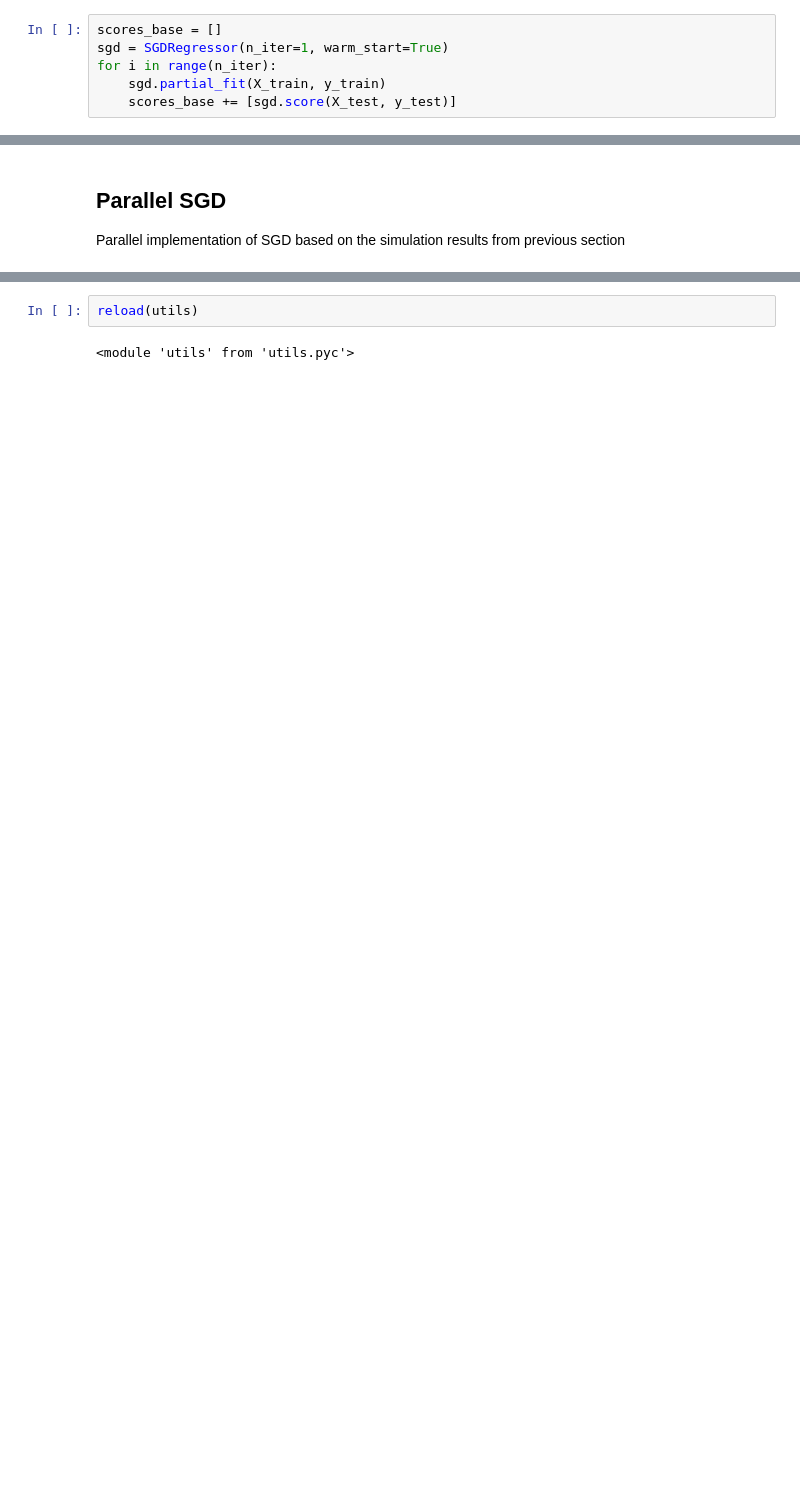
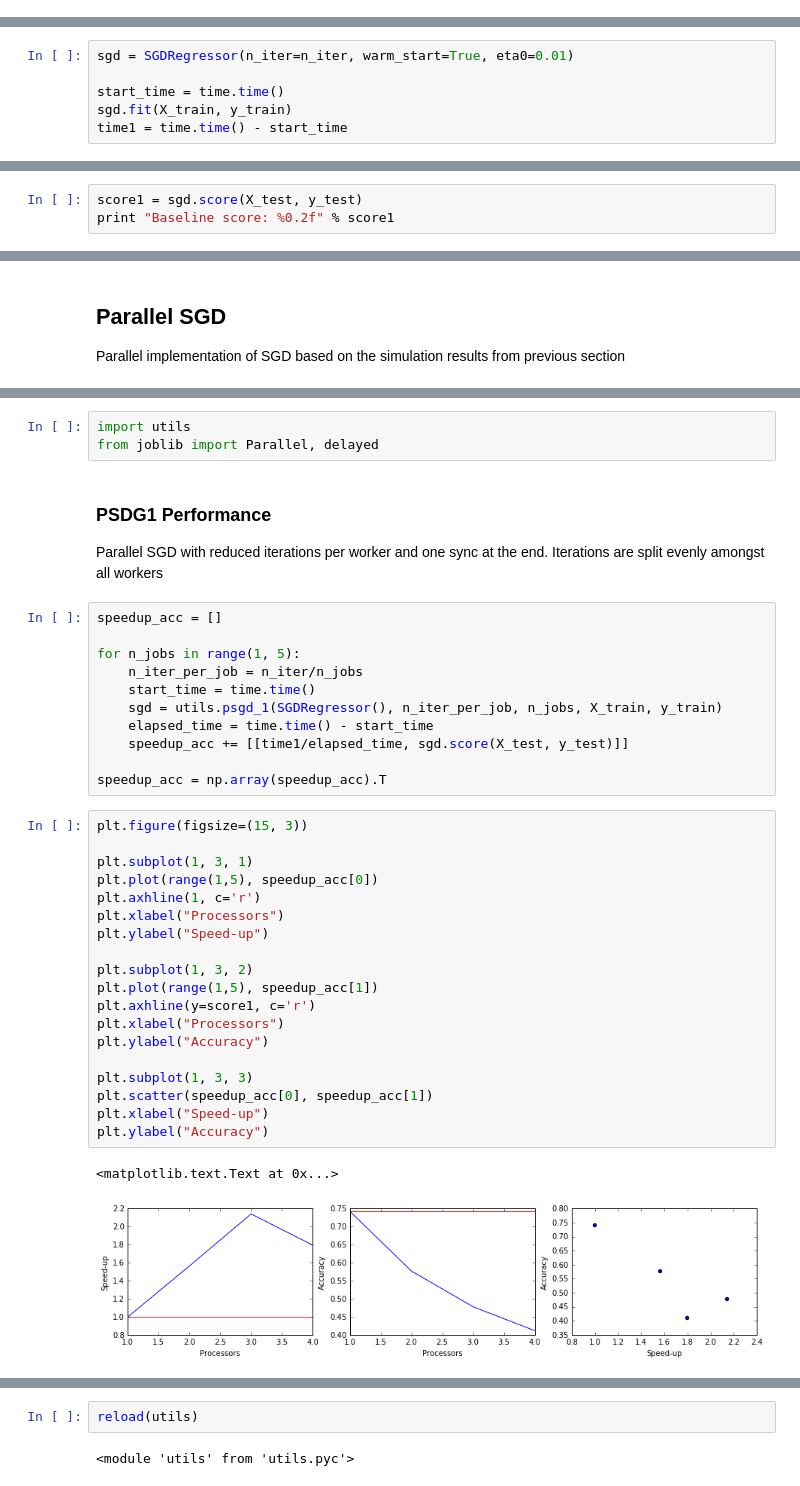
Before and after one commit to angadgill/Parallel-SGD, a Jupyter notebook: Benchmark.ipynb, the cells around one changed output, grey strips where cells are left out. Saved outputs shown, nothing was run; the diff lists cells and outputs as text; blank space fills up the shorter version.

Commit message:
Added psgd_1 to psgd_4 and cleaned up Benchmark

```diff
--- a/Benchmark.ipynb
+++ b/Benchmark.ipynb
@@ -58,6 +41,0 @@ Train iteratively so get score at each iteration:
-# %%
-scores_base = []
-sgd = SGDRegressor(n_iter=1, warm_start=True)
-for i in range(n_iter):
-    sgd.partial_fit(X_train, y_train)
-    scores_base += [sgd.score(X_test, y_test)]
@@ -72,0 +42,6 @@ scores_base[-1]
+# %%
+sgd = SGDRegressor(n_iter=n_iter, warm_start=True, eta0=0.01)
+
+start_time = time.time()
+sgd.fit(X_train, y_train)
+time1 = time.time() - start_time
@@ -72,0 +52,3 @@ scores_base[-1]
+# %%
+score1 = sgd.score(X_test, y_test)
+print "Baseline score: %0.2f" % score1
@@ -78,2 +63,41 @@ from multiprocessing import Pool
 import time
 import math
+# %%
+import utils
+from joblib import Parallel, delayed
+# %% [markdown]
+### PSDG1 Performance
+Parallel SGD with reduced iterations per worker and one sync at the end. Iterations are split evenly amongst all workers
+# %%
+speedup_acc = []
+
+for n_jobs in range(1, 5):
+    n_iter_per_job = n_iter/n_jobs
+    start_time = time.time()
+    sgd = utils.psgd_1(SGDRegressor(), n_iter_per_job, n_jobs, X_train, y_train)
+    elapsed_time = time.time() - start_time
+    speedup_acc += [[time1/elapsed_time, sgd.score(X_test, y_test)]]
+
+speedup_acc = np.array(speedup_acc).T
+# %%
+plt.figure(figsize=(15, 3))
+
+plt.subplot(1, 3, 1)
+plt.plot(range(1,5), speedup_acc[0])
+plt.axhline(1, c='r')
+plt.xlabel("Processors")
+plt.ylabel("Speed-up")
+
+plt.subplot(1, 3, 2)
+plt.plot(range(1,5), speedup_acc[1])
+plt.axhline(y=score1, c='r')
+plt.xlabel("Processors")
+plt.ylabel("Accuracy")
+
+plt.subplot(1, 3, 3)
+plt.scatter(speedup_acc[0], speedup_acc[1])
+plt.xlabel("Speed-up")
+plt.ylabel("Accuracy")
+# %% [output]
+<matplotlib.text.Text at 0x...>
+[figure, added]
```
Also changed, not shown: parts of 36 cells of this notebook, 1 other file.
